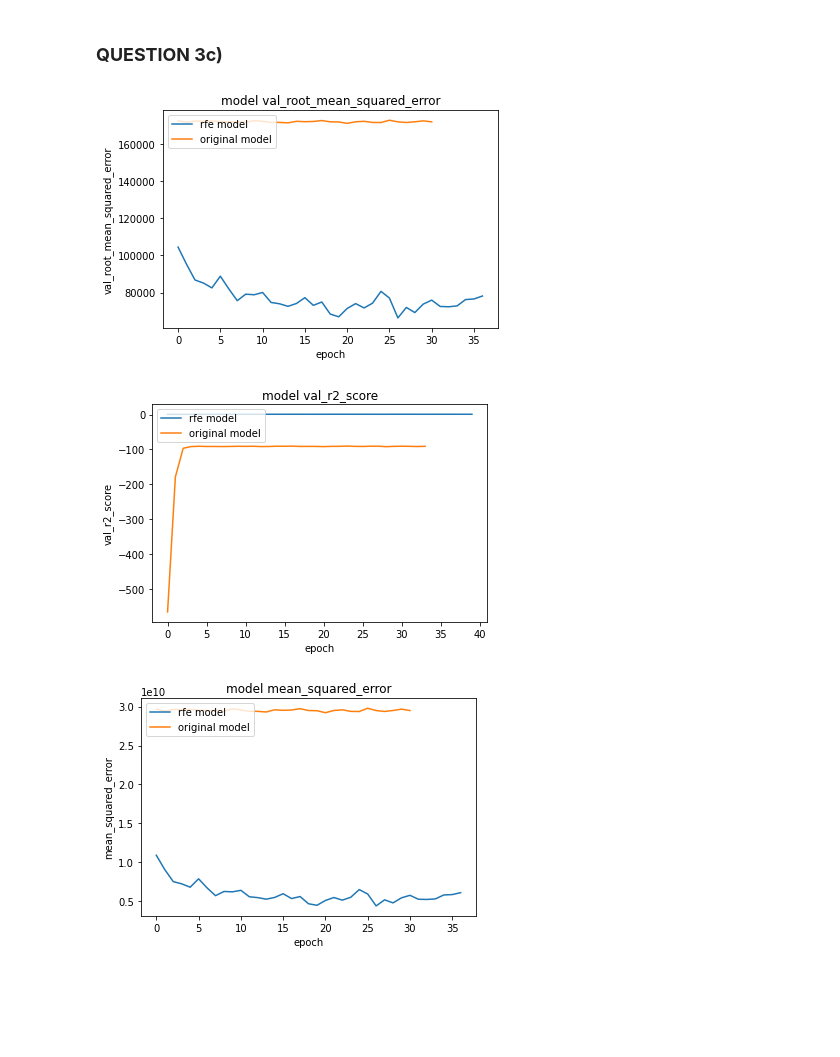
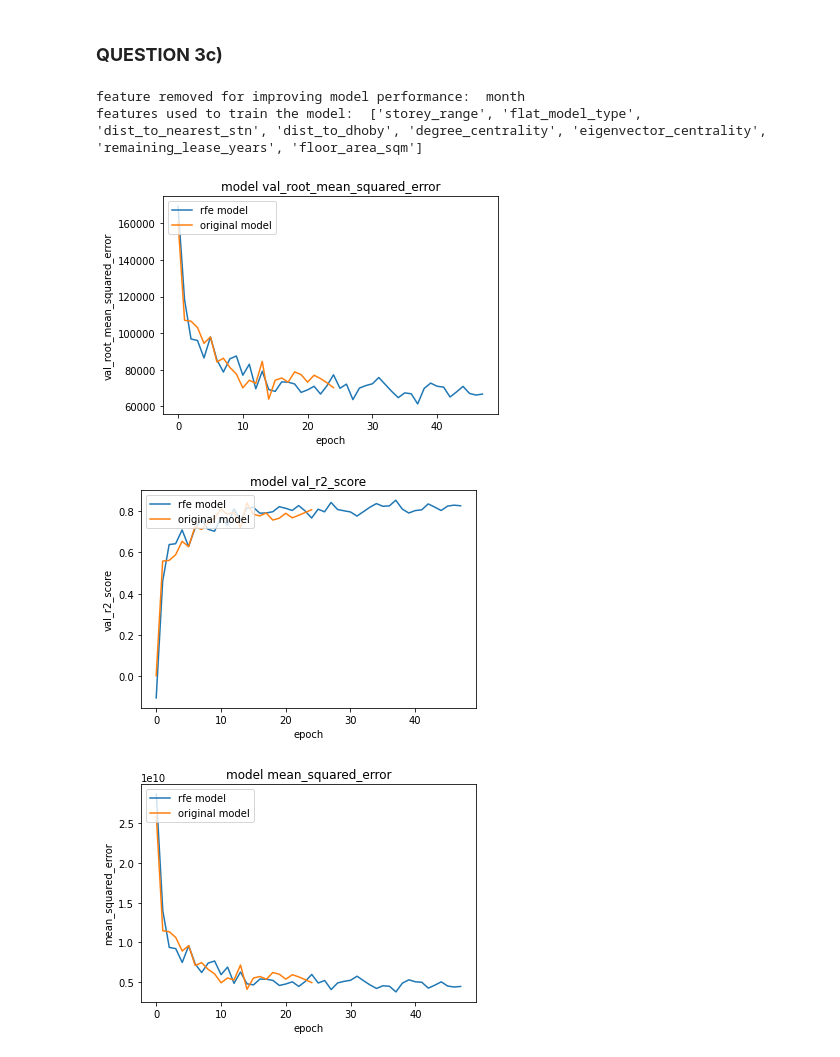
Before and after one commit to ABHISHEK03312/Neural-Networks-and-Deep-Learning, a Jupyter notebook: NNDL_Assignment1.ipynb, the cells around one changed output. Drawn from its saved outputs; the diff is of its cells as text; code cells hidden in the pictures; blank space fills up the shorter version.

```diff
--- a/NNDL_Assignment1.ipynb
+++ b/NNDL_Assignment1.ipynb
@@ -1404,35 +1388,41 @@ min(regression_model_early_stopping[0].history['root_mean_squared_error'])
 # %% [markdown]
 ### **QUESTION 3c)**
+# %%
+print("feature removed for improving model performance: ",best_model_rfe[1][2])
+print("features used to train the model: ",best_model_rfe[1][1])
+# %% [output]
+feature removed for improving model performance:  month
+features used to train the model:  ['storey_range', 'flat_model_type', 'dist_to_nearest_stn', 'dist_to_dhoby', 'degree_centrality', 'eigenvector_centrality', 'remaining_lease_years', 'floor_area_sqm']
 # %%
 plt.figure(1)
-plt.plot(best_model_rfe[0].history['val_root_mean_squared_error'][3:])
-plt.plot(regression_model_early_stopping[0].history['val_root_mean_squared_error'][3:])
+plt.plot(best_model_rfe[1][0][0].history['val_root_mean_squared_error'])
+plt.plot(regression_model_early_stopping[0].history['val_root_mean_squared_error'])
 plt.title('model val_root_mean_squared_error')
 plt.ylabel('val_root_mean_squared_error')
 plt.xlabel('epoch')
 plt.legend(['rfe model', 'original model'], loc='upper left')
 plt.show()
 # %% [output]
-[figure, old version]
+[figure, new version]
 # %%
 plt.figure(1)
-plt.plot(best_model_rfe[0].history['val_r2_score'])
+plt.plot(best_model_rfe[1][0][0].history['val_r2_score'])
 plt.plot(regression_model_early_stopping[0].history['val_r2_score'])
 plt.title('model val_r2_score')
 plt.ylabel('val_r2_score')
 plt.xlabel('epoch')
 plt.legend(['rfe model', 'original model'], loc='upper left')
 plt.show()
 # %% [output]
-[figure, old version]
+[figure, new version]
 # %%
 plt.figure(1)
-plt.plot(best_model_rfe[0].history['val_mean_squared_error'][3:])
-plt.plot(regression_model_early_stopping[0].history['val_mean_squared_error'][3:])
+plt.plot(best_model_rfe[1][0][0].history['val_mean_squared_error'])
+plt.plot(regression_model_early_stopping[0].history['val_mean_squared_error'])
 plt.title('model mean_squared_error')
 plt.ylabel('mean_squared_error')
 plt.xlabel('epoch')
 plt.legend(['rfe model', 'original model'], loc='upper left')
 plt.show()
 # %% [output]
-[figure, old version]
+[figure, new version]
```
Also changed, not shown: parts of 4 cells of this notebook.
